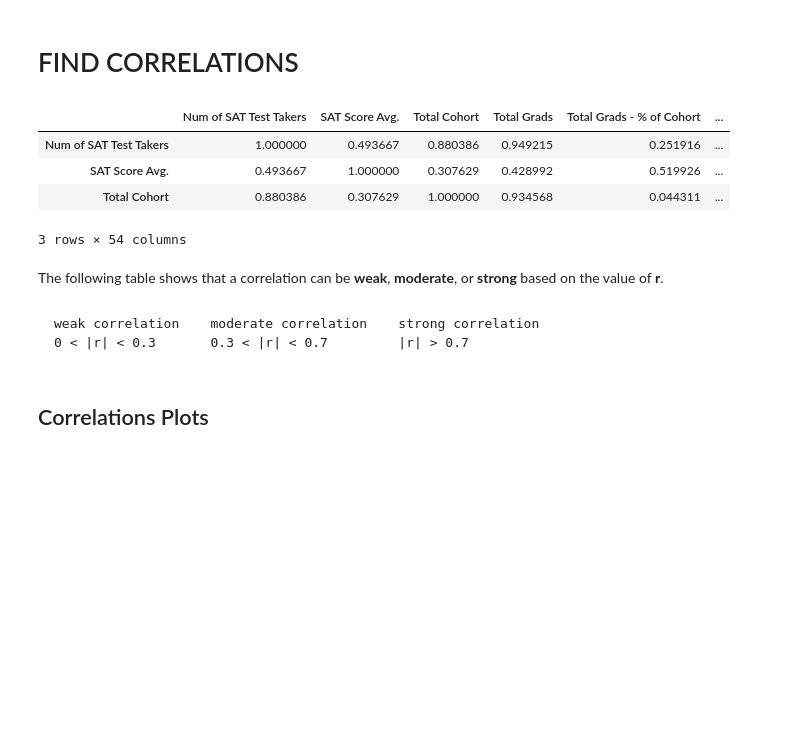
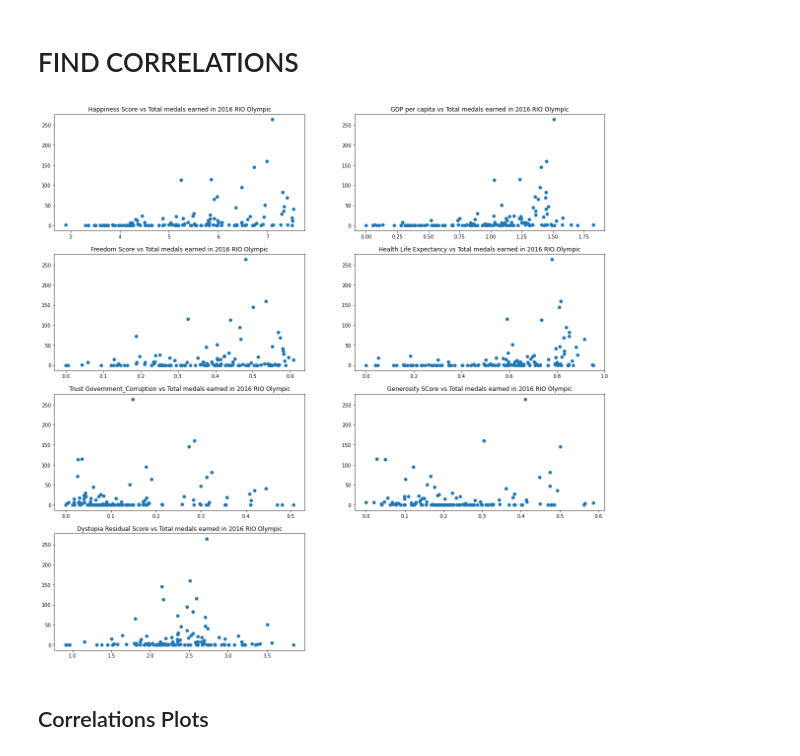
Before and after one commit to billychoy/Descriptive-Analysis-World-Happiness-Index-and-Olympic-Game, a Jupyter notebook: World Happiest Index and Olympic Game.ipynb, the cells around one changed output. Saved outputs shown, nothing was run; the diff lists cells and outputs as text; code cells hidden in the pictures; blank space fills up the shorter version.

```diff
--- a/World Happiest Index and Olympic Game.ipynb
+++ b/World Happiest Index and Olympic Game.ipynb
@@ -861,0 +618,3 @@ combined.drop('total_students', axis=1, inplace=True)
+# %%
+#data cleansing on Korea, South in olympic vs South Korea in happiness_2016
+olympic['country'][olympic['country'] == 'Korea, South']  = 'South Korea'
@@ -861,0 +632,5 @@ combined.drop('total_students', axis=1, inplace=True)
+# %%
+olympic_corr = pd.merge(olympic, happy_compare_clean, how='inner',
+                        left_on='country', right_on='Country')
+##check any duplicated rows
+len(olympic_corr) - olympic_corr['country'].nunique()
@@ -861,0 +663,2 @@ combined.drop('total_students', axis=1, inplace=True)
+# %%
+olympic_corr_clean=olympic_corr.dropna()
@@ -1111,20 +708,26 @@ Now let's go ahead and use the combined dataset to investigate the correlations
 # %% [markdown]
 # FIND CORRELATIONS<a id='find_corr'></a>
-# %%
-correlations = combined.corr()
-display(correlations.head(3))
-correlations = correlations['SAT Score Avg.'].sort_values() # filter and sort only the correlations with 'SAT Score'
-# %% [output]
-|  | Num of SAT Test Takers | SAT Score Avg. | Total Cohort | Total Grads | Total Grads - % of Cohort | ... |
-| Num of SAT Test Takers | 1.000000 | 0.493667 | 0.880386 | 0.949215 | 0.251916 | ... |
-| SAT Score Avg. | 0.493667 | 1.000000 | 0.307629 | 0.428992 | 0.519926 | ... |
-| Total Cohort | 0.880386 | 0.307629 | 1.000000 | 0.934568 | 0.044311 | ... |
-3 rows × 54 columns
-# %% [markdown]
-The following table shows that a correlation can be __weak__, __moderate__, or __strong__ based on the value of __r__.
-# %% [markdown]
-    weak correlation    moderate correlation    strong correlation
-    0 < |r| < 0.3       0.3 < |r| < 0.7         |r| > 0.7
+# %%
+plt.rc('figure', figsize=(20,20))
+# %%
+fig, axes = plt.subplots(4,2)
+axes[0,0].scatter(olympic_corr_clean['Happiness_Score_2016'],olympic_corr_clean['total_medals'])
+axes[0,0].set_title('Happiness Score vs Total medals earned in 2016 RIO Olympic')
+axes[0,1].scatter(olympic_corr_clean['Economy_GDP_per_Capita_2016'],olympic_corr_clean['total_medals'])
+axes[0,1].set_title('GDP per capita vs Total medals earned in 2016 RIO Olympic')
+axes[1,0].scatter(olympic_corr_clean['Freedom_2016'],olympic_corr_clean['total_medals'])
+axes[1,0].set_title('Freedom Score vs Total medals earned in 2016 RIO Olympic')
+axes[1,1].scatter(olympic_corr_clean['Health_Life Expectancy_2016'],olympic_corr_clean['total_medals'])
+axes[1,1].set_title('Health Life Expectancy vs Total medals earned in 2016 RIO Olympic')
+axes[2,0].scatter(olympic_corr_clean['Trust_Government_Corruption_2016'],olympic_corr_clean['total_medals'])
+axes[2,0].set_title('Trust Government_Corruption vs Total medals earned in 2016 RIO Olympic')
+axes[2,1].scatter(olympic_corr_clean['Generosity_2016'],olympic_corr_clean['total_medals'])
+axes[2,1].set_title('Generosity SCore vs Total medals earned in 2016 RIO Olympic')
+axes[3,0].scatter(olympic_corr_clean['Dystopia_Residual_2016'],olympic_corr_clean['total_medals'])
+axes[3,0].set_title('Dystopia Residual Score vs Total medals earned in 2016 RIO Olympic')
+fig.delaxes(axes[3,1])
+# %% [output]
+[figure, added]
 # %% [markdown]
 ## Correlations Plots<a id='corr_plots'></a>
 # %% [markdown]
```
Also changed, not shown: parts of 202 cells of this notebook.
